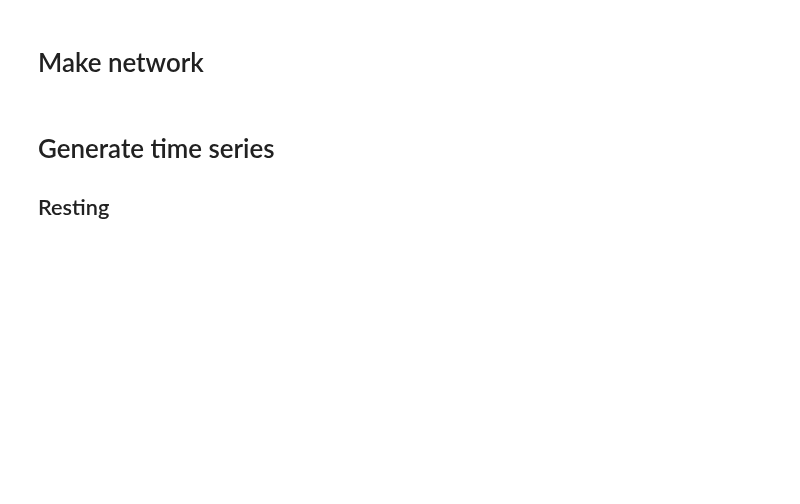
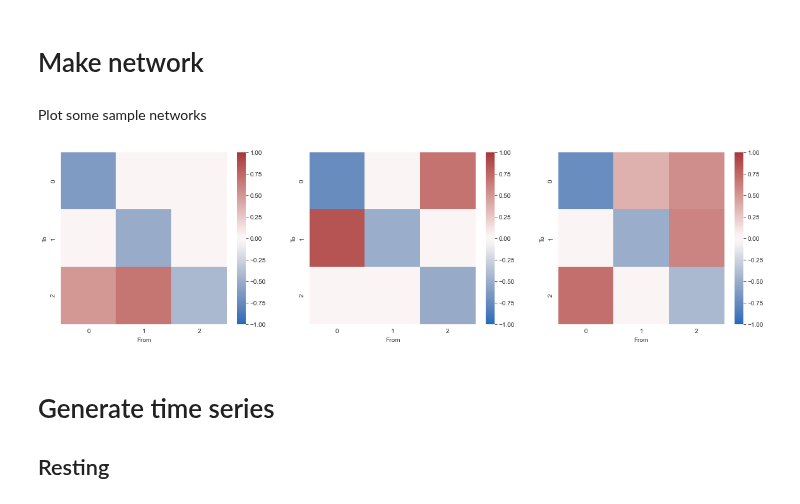
Before and after one commit to zenkavi/NeuralMassModels, a Jupyter notebook: notebooks/simulations/NB0_True_vs_functional_connectivity.ipynb, the cells around one changed output. Drawn from its saved outputs; the diff is of its cells as text; code cells hidden in the pictures; blank space fills up the shorter version.

```diff
--- a/notebooks/simulations/NB0_True_vs_functional_connectivity.ipynb
+++ b/notebooks/simulations/NB0_True_vs_functional_connectivity.ipynb
@@ -39,4 +39,17 @@ for i in range(num_sims):
     networks[i] = sim_args
+# %% [markdown]
+Plot some sample networks
+# %%
+plt.rcParams["figure.figsize"][0] = 20
+plt.rcParams["figure.figsize"][1] = 5
+fig, a = plt.subplots(1, 3)
+
+for i,j in enumerate([3,5,8]):
+    sns.heatmap(networks[j]['W'], ax=a[i], vmin=-1, vmax=1, cmap="vlag")
+    a[i].set_xlabel('From')
+    a[i].set_ylabel('To')
+# %% [output]
+[figure, added]
 # %% [markdown]
 # Generate time series
 
```
Also changed, not shown: parts of 4 cells of this notebook, 1 other file.
